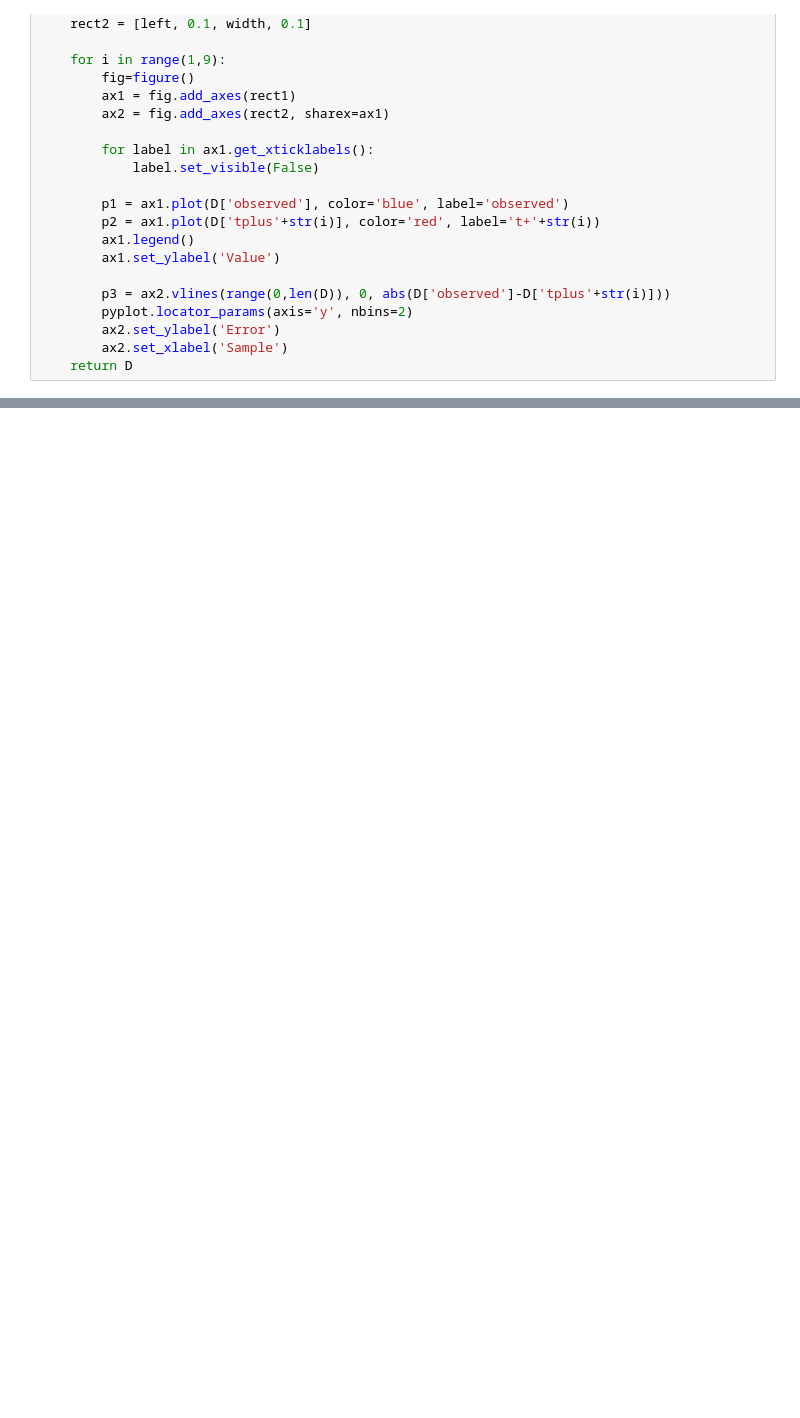
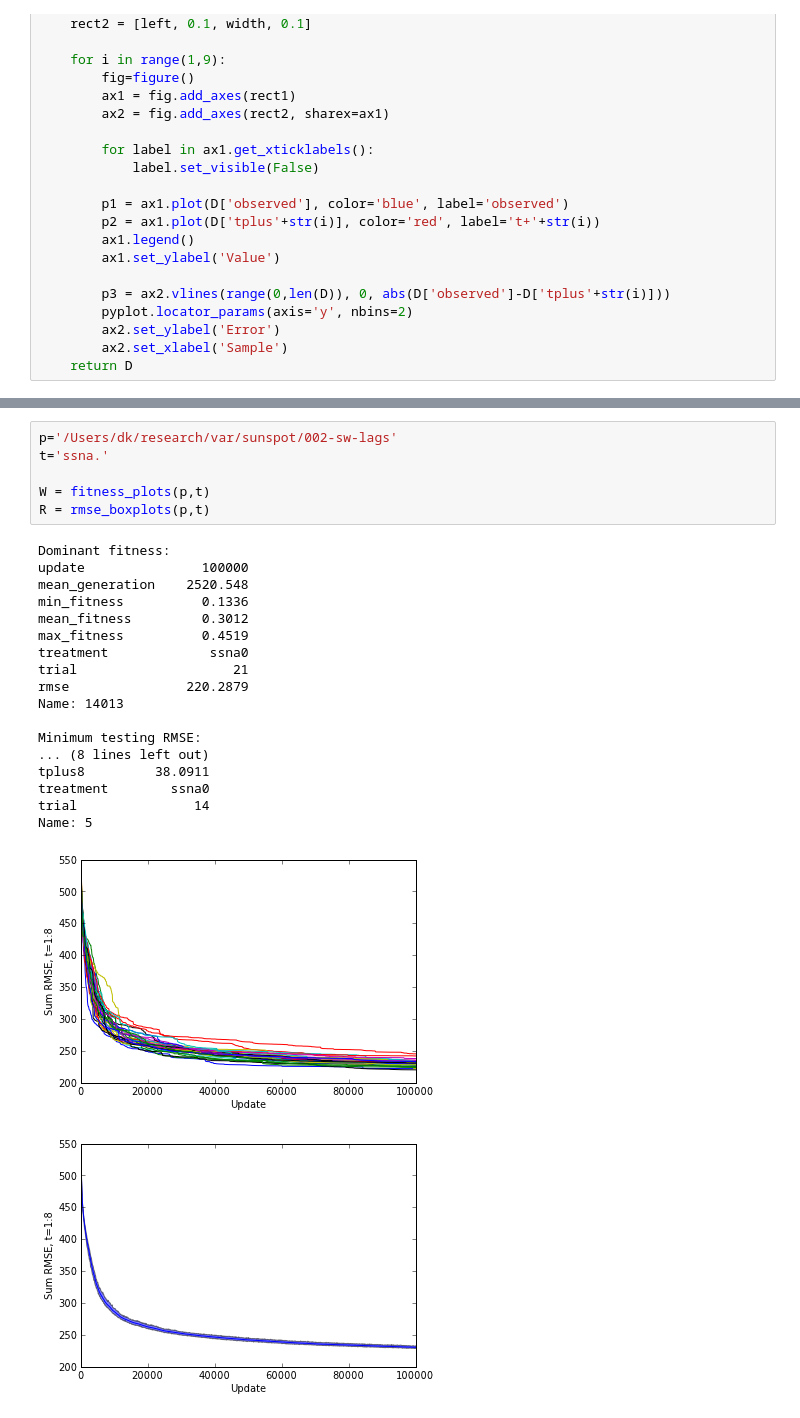
Before and after one commit to mmirmomeni/sunspot, a Jupyter notebook: math/sunspot.ipynb, the cells around one changed output, grey strips where cells are left out. Drawn from its saved outputs; the diff is of its cells as text; blank space fills up the shorter version.

```diff
--- a/math/sunspot.ipynb
+++ b/math/sunspot.ipynb
@@ -135,0 +185,26 @@ PH = prediction_horizon(p+"/kpa0_28")
+# %%
+p='/Users/dk/research/var/sunspot/002-sw-lags'
+t='ssna.'
+
+W = fitness_plots(p,t)
+R = rmse_boxplots(p,t)
+# %% [output]
+Dominant fitness:
+update               100000
+mean_generation    2520.548
+min_fitness          0.1336
+mean_fitness         0.3012
+max_fitness          0.4519
+treatment             ssna0
+trial                    21
+rmse               220.2879
+Name: 14013
+
+Minimum testing RMSE:
+... (8 lines left out)
+tplus8         38.0911
+treatment        ssna0
+trial               14
+Name: 5
+[figure, added]
+[figure, added]
```
Also changed, not shown: parts of 14 cells of this notebook, 2 other files.
